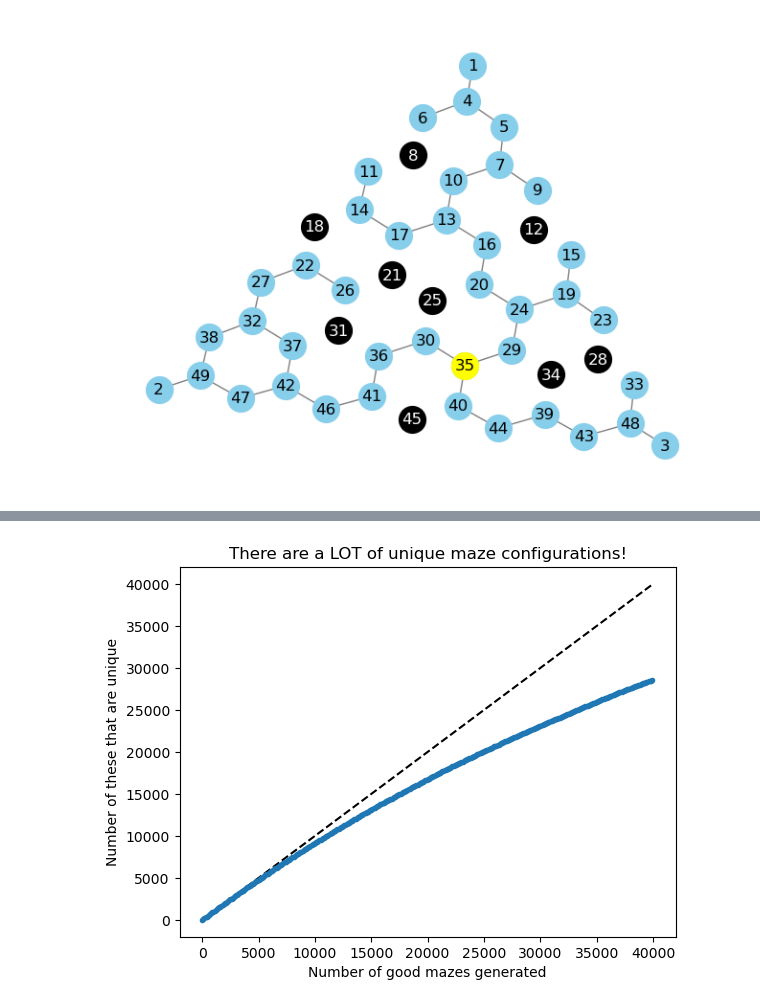
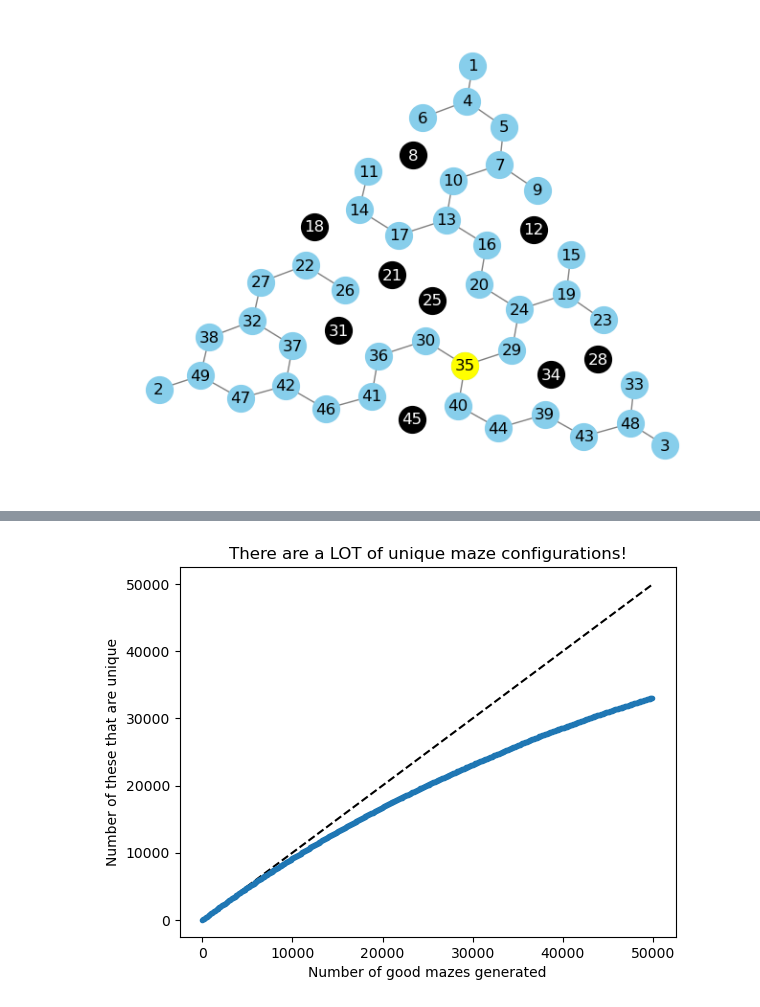
Before and after one commit to calderast/Maze_config, a Jupyter notebook: hex-maze-generator.ipynb, the cells around one changed output, grey strips where cells are left out. Drawn from its saved outputs; the diff is of its cells as text; code cells hidden in the pictures.

```diff
--- a/hex-maze-generator.ipynb
+++ b/hex-maze-generator.ipynb
@@ -412,17 +412,17 @@ After 41100 good mazes, 29118 are unique.
 # %%
 # How many possible configurations are there?
-timesteps = list(range(1, 40001, 100))
+timesteps = list(range(1, 50001, 100))
 
 # Add a unity line for comparison
-plt.plot([0, 40000], [0, 40000], 'k--')
+plt.plot([0, 50000], [0, 50000], 'k--')
 # Add how many mazes we actually get
 plt.plot(timesteps, number_of_valid_configs, '.')
 plt.xlabel("Number of good mazes generated")
 plt.ylabel("Number of these that are unique")
 plt.title("There are a LOT of unique maze configurations!")
 plt.show()
 # %% [output]
-[figure, old version]
+[figure, new version]
 # %%
 # save it!!!
 import pickle
```
Also changed, not shown: parts of 1 cell of this notebook, 3 other files.
